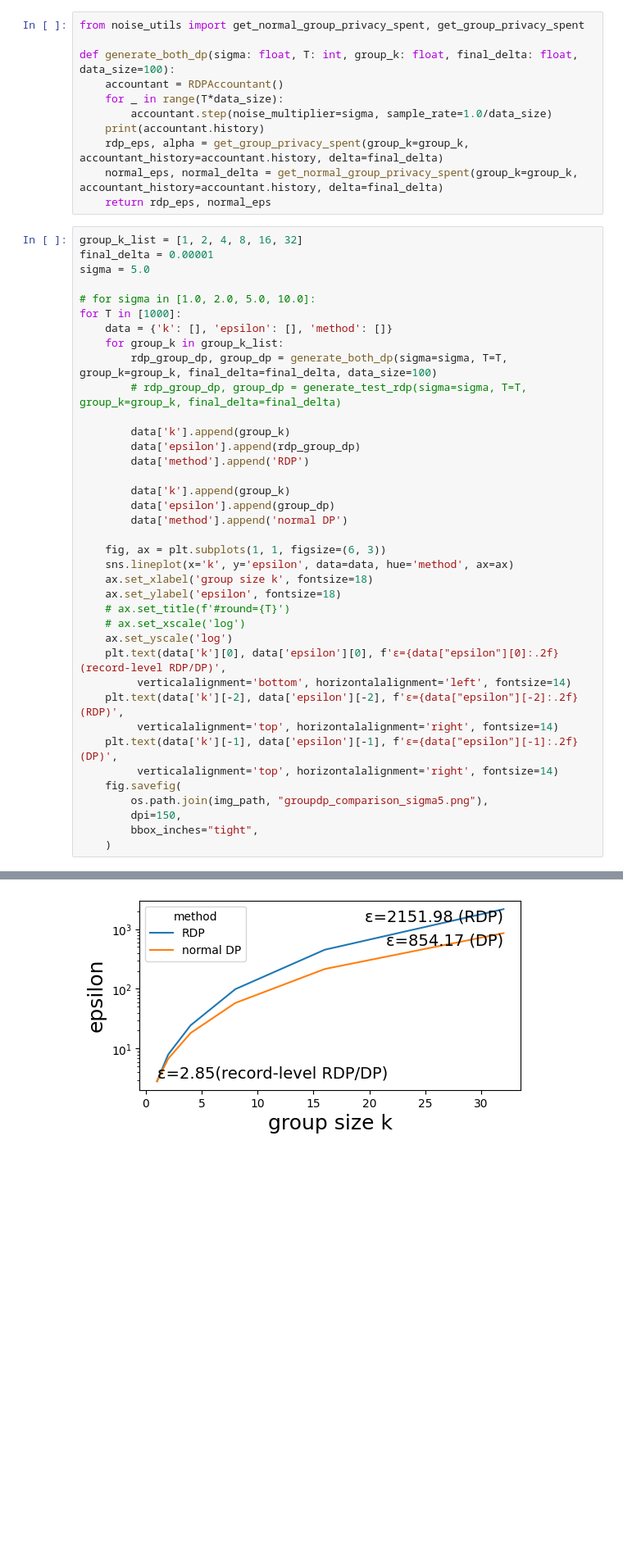
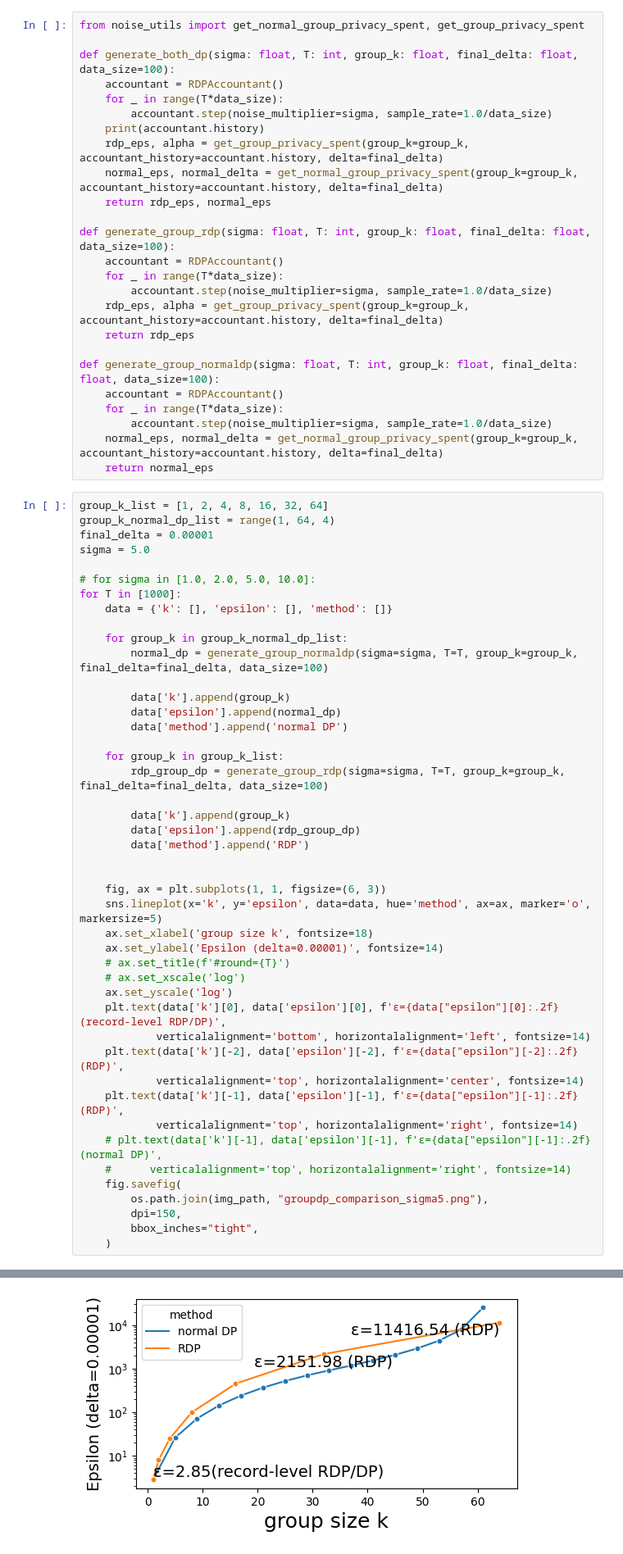
Before and after one commit to FumiyukiKato/uldp-fl, a Jupyter notebook: exp/privacy_comparison.ipynb, the cells around one changed output, grey strips where cells are left out. Shown: that part at 82% size. Saved outputs shown, nothing was run; the diff lists cells and outputs as text; blank space fills up the shorter version.

```diff
--- a/exp/privacy_comparison.ipynb
+++ b/exp/privacy_comparison.ipynb
@@ -44,39 +44,60 @@ def generate_both_dp(sigma: float, T: int, group_k: float, final_delta: float, d
     rdp_eps, alpha = get_group_privacy_spent(group_k=group_k, accountant_history=accountant.history, delta=final_delta)
     normal_eps, normal_delta = get_normal_group_privacy_spent(group_k=group_k, accountant_history=accountant.history, delta=final_delta)
     return rdp_eps, normal_eps
+
+def generate_group_rdp(sigma: float, T: int, group_k: float, final_delta: float, data_size=100):
+    accountant = RDPAccountant()
+    for _ in range(T*data_size):
+        accountant.step(noise_multiplier=sigma, sample_rate=1.0/data_size)
+    rdp_eps, alpha = get_group_privacy_spent(group_k=group_k, accountant_history=accountant.history, delta=final_delta)
+    return rdp_eps
+
+def generate_group_normaldp(sigma: float, T: int, group_k: float, final_delta: float, data_size=100):
+    accountant = RDPAccountant()
+    for _ in range(T*data_size):
+        accountant.step(noise_multiplier=sigma, sample_rate=1.0/data_size)
+    normal_eps, normal_delta = get_normal_group_privacy_spent(group_k=group_k, accountant_history=accountant.history, delta=final_delta)
+    return normal_eps
 # %%
-group_k_list = [1, 2, 4, 8, 16, 32]
+group_k_list = [1, 2, 4, 8, 16, 32, 64]
+group_k_normal_dp_list = range(1, 64, 4)
 final_delta = 0.00001
 sigma = 5.0
 
 # for sigma in [1.0, 2.0, 5.0, 10.0]:
 for T in [1000]:
     data = {'k': [], 'epsilon': [], 'method': []}
+
+    for group_k in group_k_normal_dp_list:
+        normal_dp = generate_group_normaldp(sigma=sigma, T=T, group_k=group_k, final_delta=final_delta, data_size=100)
+
+        data['k'].append(group_k)
+        data['epsilon'].append(normal_dp)
+        data['method'].append('normal DP')
+
     for group_k in group_k_list:
-        rdp_group_dp, group_dp = generate_both_dp(sigma=sigma, T=T, group_k=group_k, final_delta=final_delta, data_size=100)
-        # rdp_group_dp, group_dp = generate_test_rdp(sigma=sigma, T=T, group_k=group_k, final_delta=final_delta)
+        rdp_group_dp = generate_group_rdp(sigma=sigma, T=T, group_k=group_k, final_delta=final_delta, data_size=100)
 
         data['k'].append(group_k)
         data['epsilon'].append(rdp_group_dp)
         data['method'].append('RDP')
 
-        data['k'].append(group_k)
-        data['epsilon'].append(group_dp)
-        data['method'].append('normal DP')
 
     fig, ax = plt.subplots(1, 1, figsize=(6, 3))
-    sns.lineplot(x='k', y='epsilon', data=data, hue='method', ax=ax)
+    sns.lineplot(x='k', y='epsilon', data=data, hue='method', ax=ax, marker='o', markersize=5)
     ax.set_xlabel('group size k', fontsize=18)
-    ax.set_ylabel('epsilon', fontsize=18)
+    ax.set_ylabel('Epsilon (delta=0.00001)', fontsize=14)
     # ax.set_title(f'#round={T}')
     # ax.set_xscale('log')
     ax.set_yscale('log')
     plt.text(data['k'][0], data['epsilon'][0], f'ε={data["epsilon"][0]:.2f}(record-level RDP/DP)',
-         verticalalignment='bottom', horizontalalignment='left', fontsize=14)
+            verticalalignment='bottom', horizontalalignment='left', fontsize=14)
     plt.text(data['k'][-2], data['epsilon'][-2], f'ε={data["epsilon"][-2]:.2f} (RDP)',
-         verticalalignment='top', horizontalalignment='right', fontsize=14)
-    plt.text(data['k'][-1], data['epsilon'][-1], f'ε={data["epsilon"][-1]:.2f} (DP)',
-         verticalalignment='top', horizontalalignment='right', fontsize=14)
+            verticalalignment='top', horizontalalignment='center', fontsize=14)
+    plt.text(data['k'][-1], data['epsilon'][-1], f'ε={data["epsilon"][-1]:.2f} (RDP)',
+            verticalalignment='top', horizontalalignment='right', fontsize=14)
+    # plt.text(data['k'][-1], data['epsilon'][-1], f'ε={data["epsilon"][-1]:.2f} (normal DP)',
+    #      verticalalignment='top', horizontalalignment='right', fontsize=14)
     fig.savefig(
         os.path.join(img_path, "groupdp_comparison_sigma5.png"),
         dpi=150,
@@ -92 +107 @@ for T in [1000]:
-[figure, old version]
+[figure, new version]
```
Also changed, not shown: parts of 6 cells of this notebook, 4 other files.
